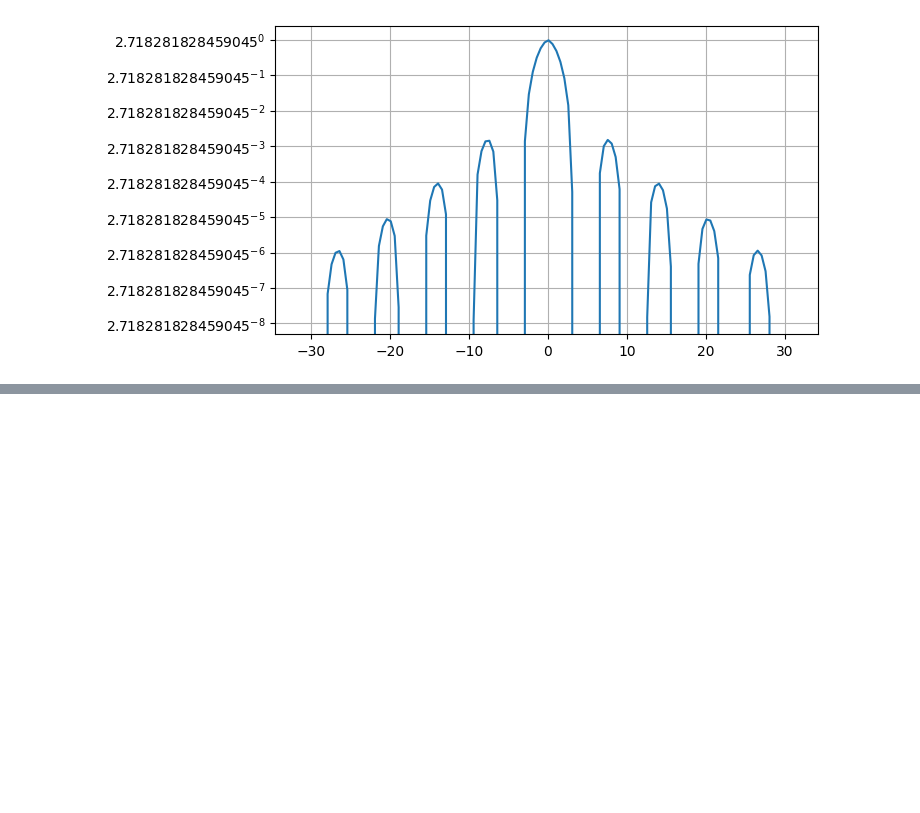
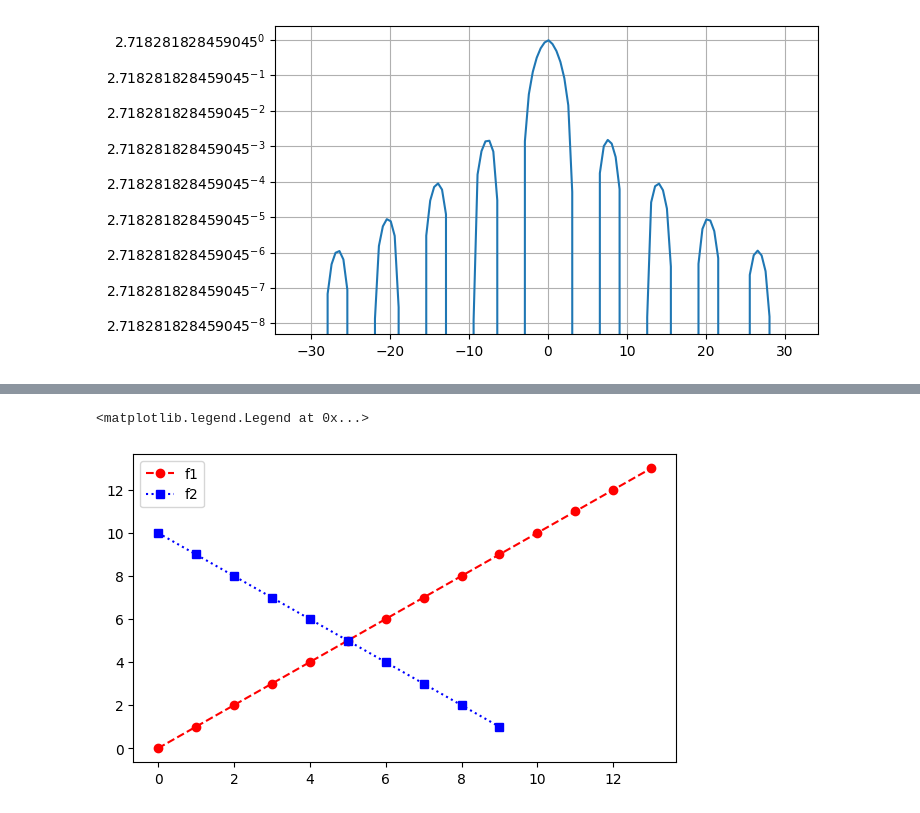
Before and after one commit to crissyro/base-of-DS, a Jupyter notebook: Basic of matplotlib.ipynb, the cells around one changed output, grey strips where cells are left out. Drawn from its saved outputs; the diff is of its cells as text; code cells hidden in the pictures; blank space fills up the shorter version.

```diff
--- a/Basic of matplotlib.ipynb
+++ b/Basic of matplotlib.ipynb
@@ -318,0 +342,9 @@ ax.grid()
+# %%
+fig = plt.figure(figsize=(7, 4))
+ax = fig.add_subplot()
+ax.plot(np.arange(14), 'r--o', label='f1')
+ax.plot(np.arange(10, 0, -1), 'b:s', label='f2')
+ax.legend()
+# %% [output]
+<matplotlib.legend.Legend at 0x...>
+[figure, added]
```
Also changed, not shown: parts of 2 cells of this notebook.
